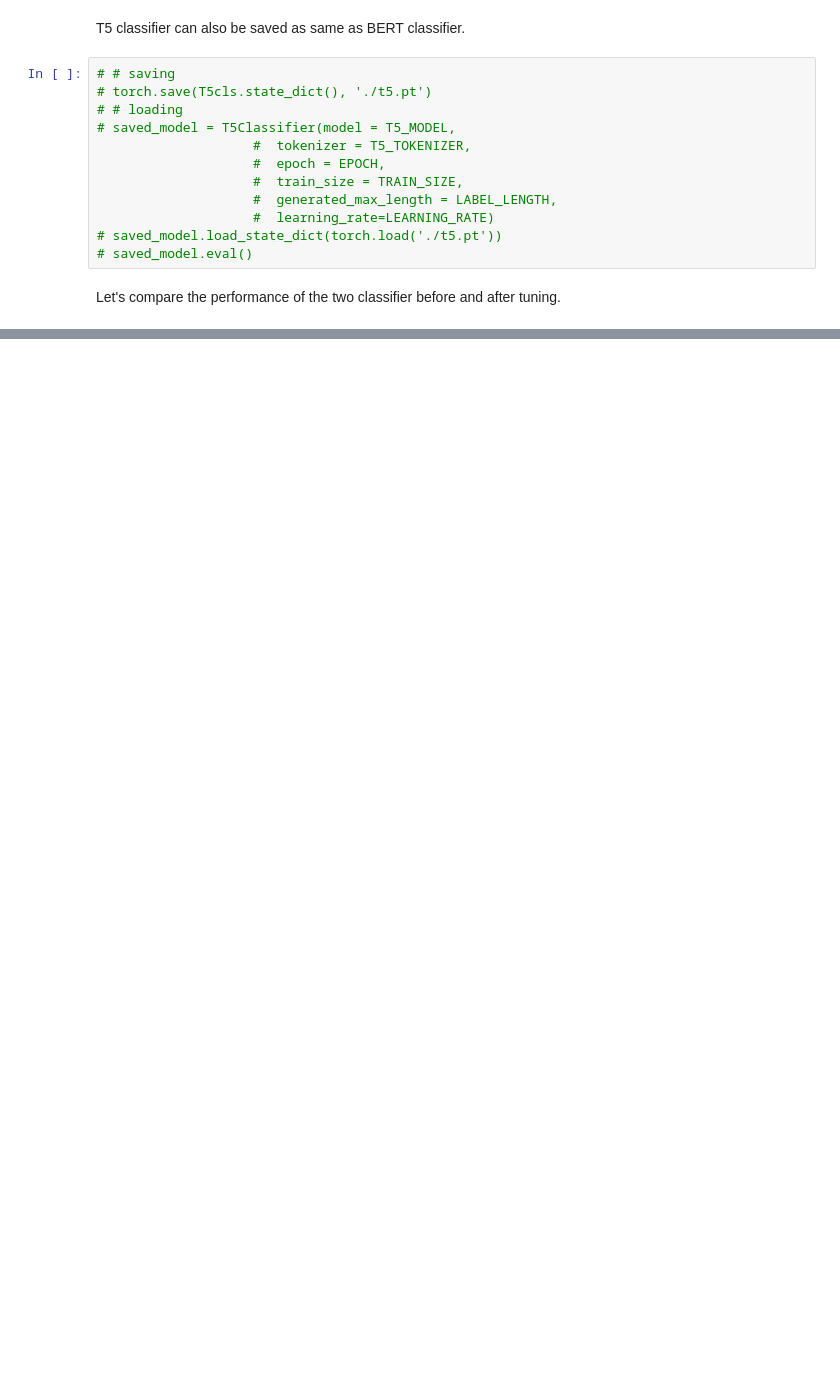
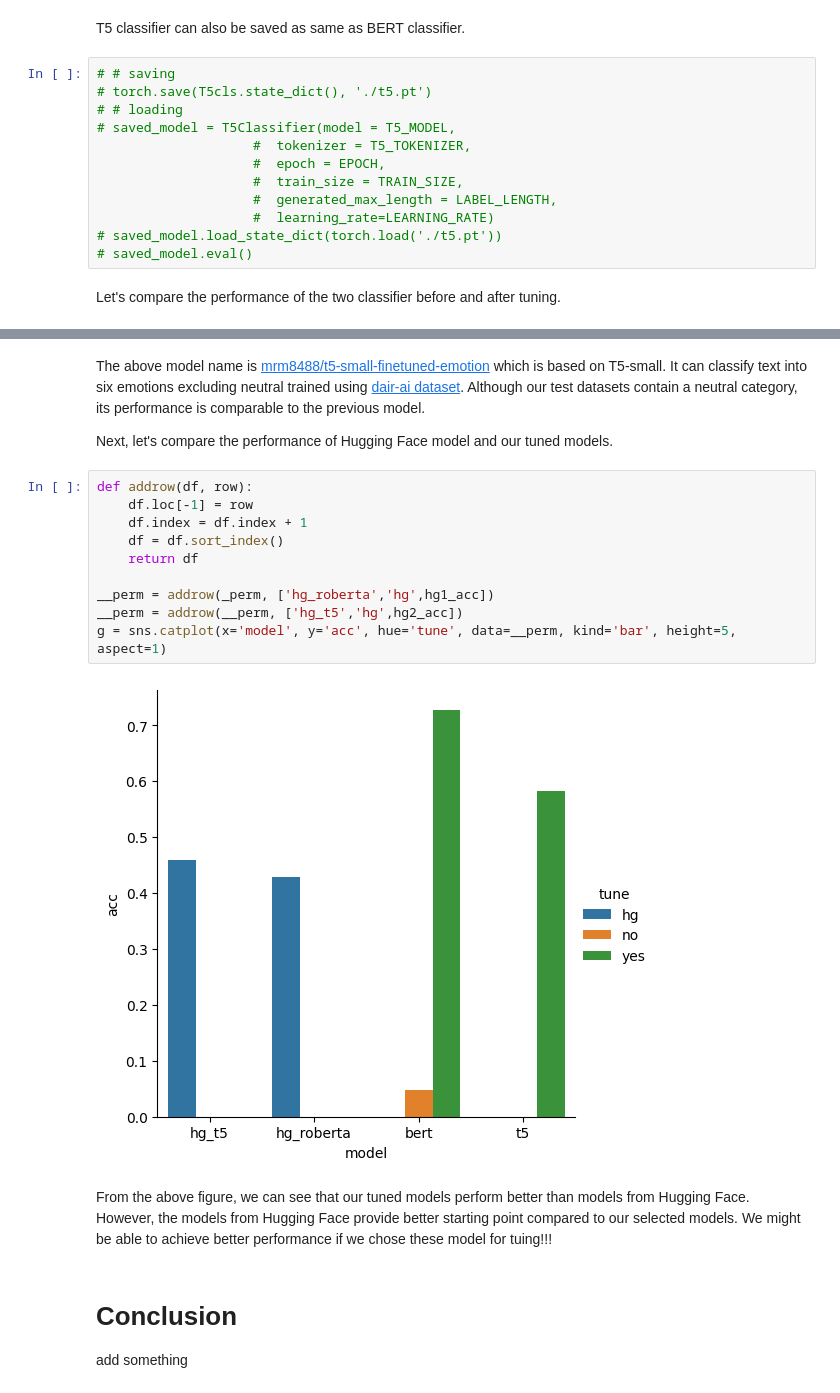
Before and after one commit to UCREL/Session-6-LLM-Based-Emotion-Analysis, a Jupyter notebook: tutorial.ipynb, the cells around one changed output, grey strips where cells are left out. Cells and saved outputs as stored; diff of their text form; blank space fills up the shorter version.

```diff
--- a/tutorial.ipynb
+++ b/tutorial.ipynb
@@ -1055,0 +1258,22 @@ We can see the huge differences before and after tuning. The dataset used for tr
+# %% [markdown]
+The above model name is <a href='https://huggingface.co/mrm8488/t5-small-finetuned-emotion'>mrm8488/t5-small-finetuned-emotion</a> which is based on T5-small. It can classify text into six emotions excluding neutral trained using <a href='https://huggingface.co/datasets/dair-ai/emotion'>dair-ai dataset</a>. Although our test datasets contain a neutral category, its performance is comparable to the previous model.
+
+Next, let's compare the performance of Hugging Face model and our tuned models.
+# %%
+def addrow(df, row):
+    df.loc[-1] = row
+    df.index = df.index + 1
+    df = df.sort_index()
+    return df
+
+__perm = addrow(_perm, ['hg_roberta','hg',hg1_acc])
+__perm = addrow(__perm, ['hg_t5','hg',hg2_acc])
+g = sns.catplot(x='model', y='acc', hue='tune', data=__perm, kind='bar', height=5, aspect=1)
+# %% [output]
+[figure, added]
+# %% [markdown]
+From the above figure, we can see that our tuned models perform better than models from Hugging Face. However, the models from Hugging Face provide better starting point compared to our selected models. We might be able to achieve better performance if we chose these model for tuing!!!
+# %% [markdown]
+# Conclusion
+
+add something
```
Also changed, not shown: parts of 29 cells of this notebook.
